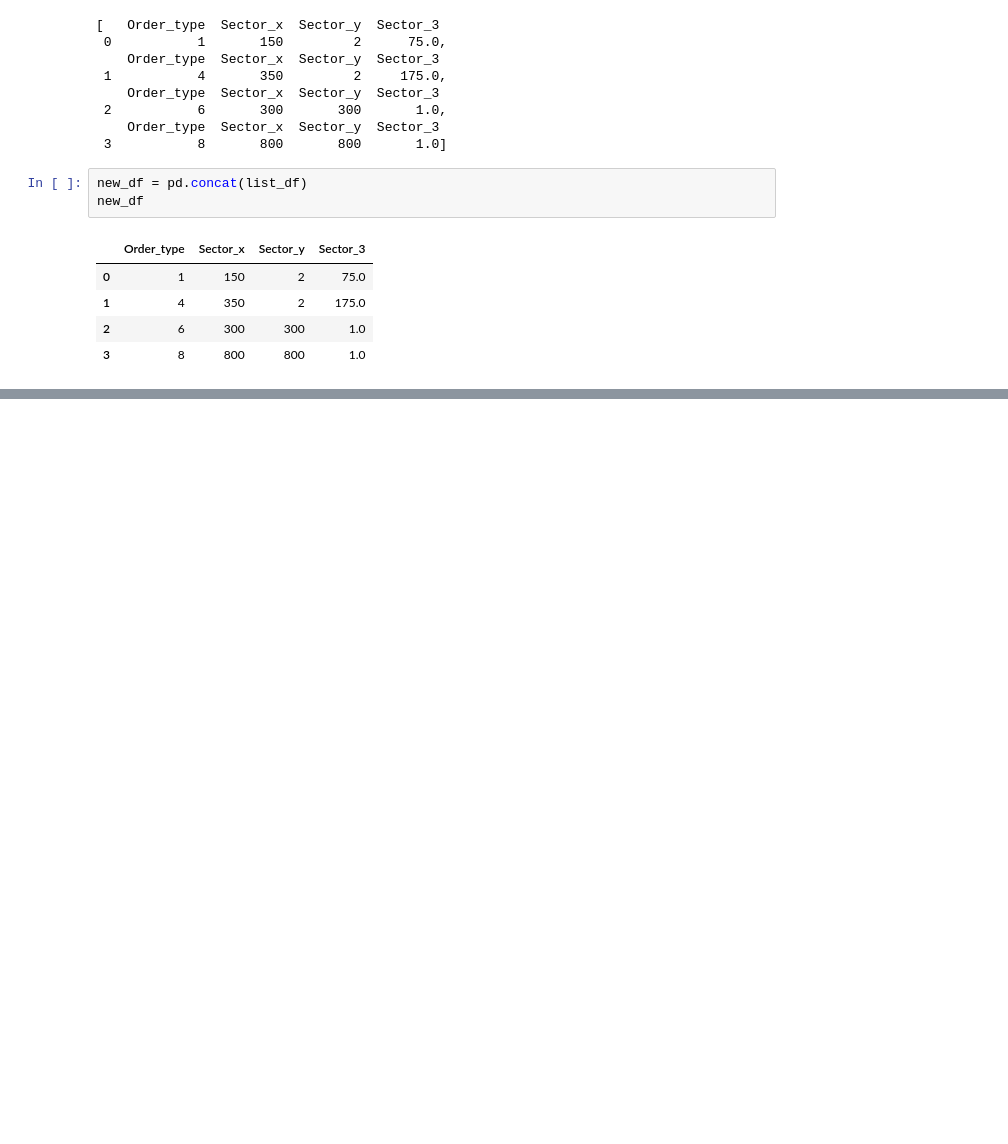
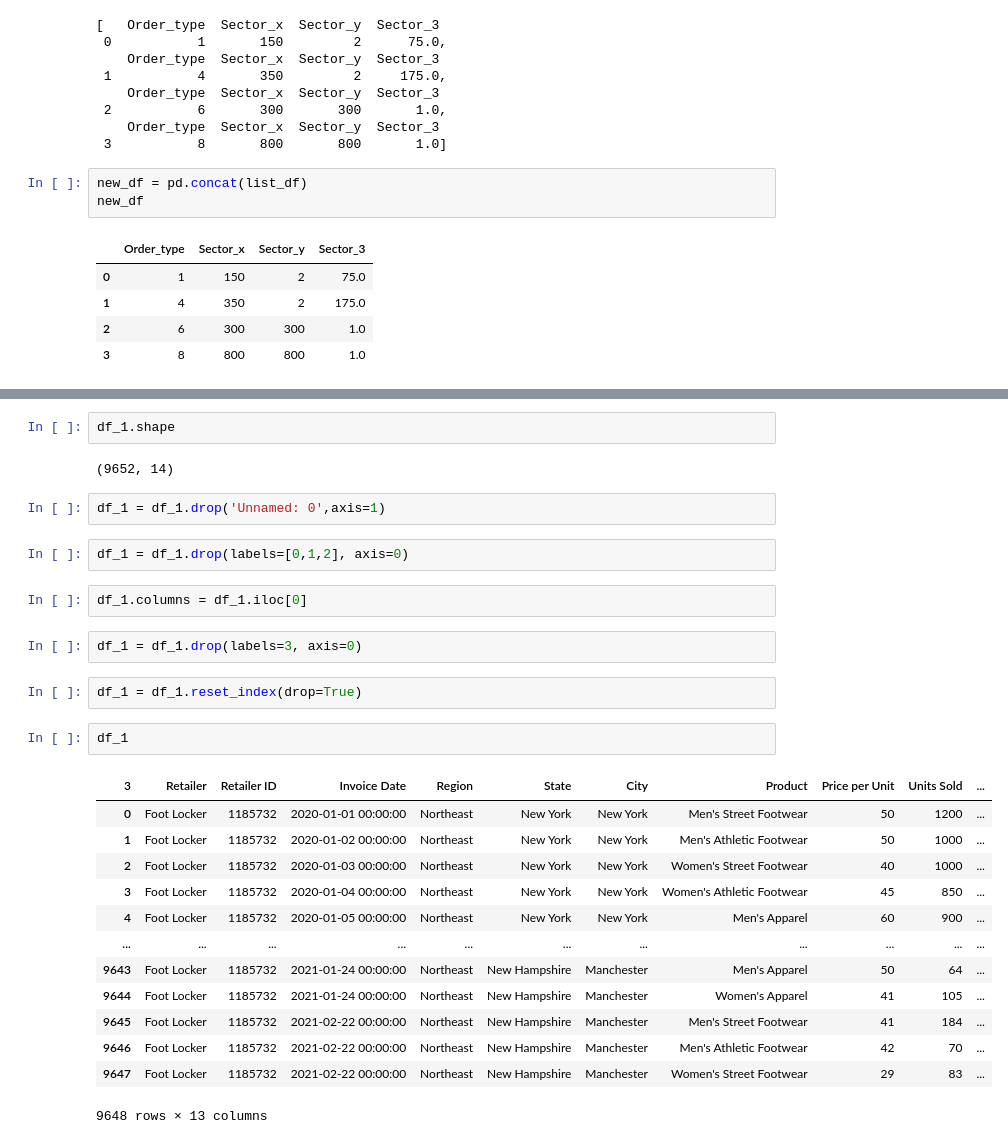
Before and after one commit to DTsapin/Python_DS-ML_practice, a Jupyter notebook: loop_and_pandas_practic.ipynb, the cells around one changed output, grey strips where cells are left out. Saved outputs shown, nothing was run; the diff lists cells and outputs as text; blank space fills up the shorter version.

```diff
--- a/loop_and_pandas_practic.ipynb
+++ b/loop_and_pandas_practic.ipynb
@@ -77,0 +95,30 @@ new_df
+# %%
+df_1.shape
+# %% [output]
+(9652, 14)
+# %%
+df_1 = df_1.drop('Unnamed: 0',axis=1)
+# %%
+df_1 = df_1.drop(labels=[0,1,2], axis=0)
+# %%
+df_1.columns = df_1.iloc[0]
+# %%
+df_1 = df_1.drop(labels=3, axis=0)
+# %%
+df_1 = df_1.reset_index(drop=True)
+# %%
+df_1
+# %% [output]
+| 3 | Retailer | Retailer ID | Invoice Date | Region | State | City | Product | Price per Unit | Units Sold | ... |
+| 0 | Foot Locker | 1185732 | 2020-01-01 00:00:00 | Northeast | New York | New York | Men's Street Footwear | 50 | 1200 | ... |
+| 1 | Foot Locker | 1185732 | 2020-01-02 00:00:00 | Northeast | New York | New York | Men's Athletic Footwear | 50 | 1000 | ... |
+| 2 | Foot Locker | 1185732 | 2020-01-03 00:00:00 | Northeast | New York | New York | Women's Street Footwear | 40 | 1000 | ... |
+| 3 | Foot Locker | 1185732 | 2020-01-04 00:00:00 | Northeast | New York | New York | Women's Athletic Footwear | 45 | 850 | ... |
+| 4 | Foot Locker | 1185732 | 2020-01-05 00:00:00 | Northeast | New York | New York | Men's Apparel | 60 | 900 | ... |
+| ... | ... | ... | ... | ... | ... | ... | ... | ... | ... | ... |
+| 9643 | Foot Locker | 1185732 | 2021-01-24 00:00:00 | Northeast | New Hampshire | Manchester | Men's Apparel | 50 | 64 | ... |
+| 9644 | Foot Locker | 1185732 | 2021-01-24 00:00:00 | Northeast | New Hampshire | Manchester | Women's Apparel | 41 | 105 | ... |
+| 9645 | Foot Locker | 1185732 | 2021-02-22 00:00:00 | Northeast | New Hampshire | Manchester | Men's Street Footwear | 41 | 184 | ... |
+| 9646 | Foot Locker | 1185732 | 2021-02-22 00:00:00 | Northeast | New Hampshire | Manchester | Men's Athletic Footwear | 42 | 70 | ... |
+| 9647 | Foot Locker | 1185732 | 2021-02-22 00:00:00 | Northeast | New Hampshire | Manchester | Women's Street Footwear | 29 | 83 | ... |
+9648 rows × 13 columns
```
Also changed, not shown: parts of 7 cells of this notebook.
